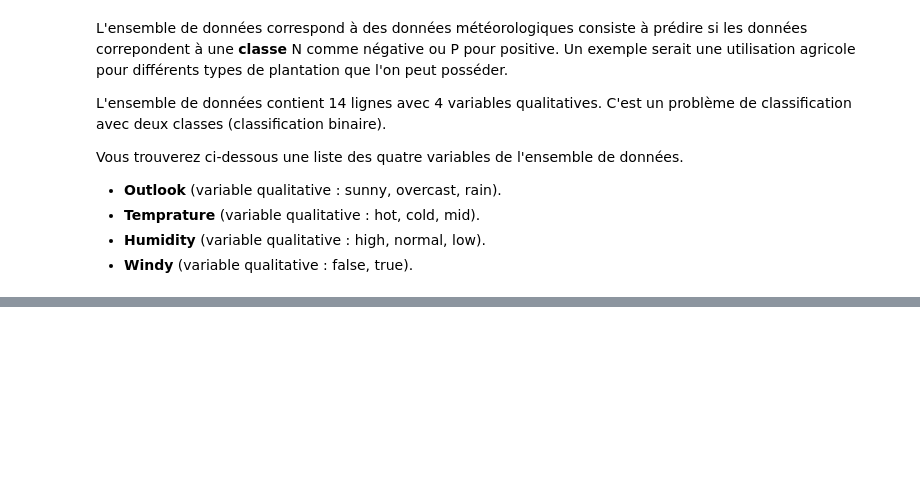
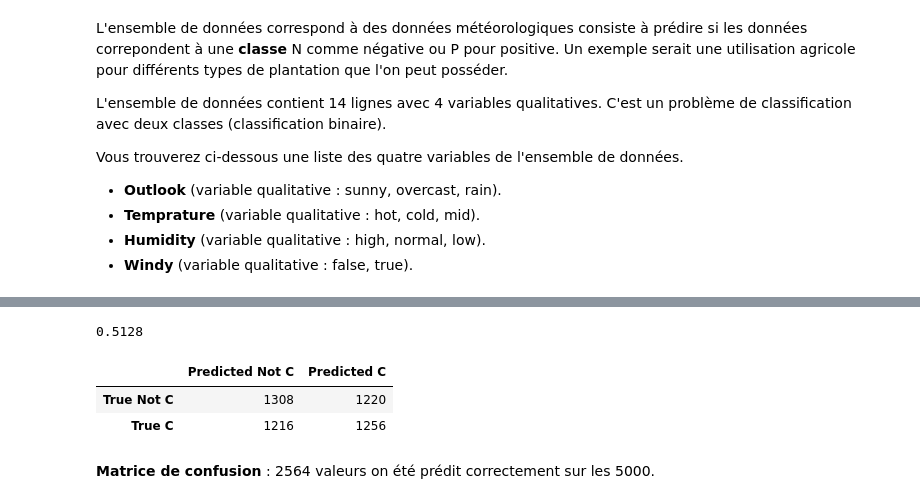
Before and after one commit to mbenhamd/decision-tree-scratch, a Jupyter notebook: Arbre de décision avec exemples du cours.ipynb, the cells around one changed output, grey strips where cells are left out. Drawn from its saved outputs; the diff is of its cells as text; code cells hidden in the pictures; blank space fills up the shorter version.

```diff
--- a/Arbre de décision avec exemples du cours.ipynb
+++ b/Arbre de décision avec exemples du cours.ipynb
@@ -72,0 +227,24 @@ Nous devons d'abord calculer la proportion de classes dans chaque groupe.
+# %%
+from sklearn.metrics import accuracy_score
+
+y_predict = clf.predict(X_test)
+
+# Cette fonction permet de calculer la précision du modèle
+accuracy_score(y_test, y_predict)
+# %% [output]
+0.5128
+# %%
+from sklearn.metrics import confusion_matrix
+
+
+pd.DataFrame(
+    confusion_matrix(y_test, y_predict),
+    columns=['Predicted Not C', 'Predicted C'],
+    index=['True Not C', 'True C']
+)
+# %% [output]
+|  | Predicted Not C | Predicted C |
+| True Not C | 1308 | 1220 |
+| True C | 1216 | 1256 |
+# %% [markdown]
+**Matrice de confusion** : 2564 valeurs on été prédit correctement sur les 5000.
```
Also changed, not shown: parts of 19 cells of this notebook, 6 other files.
